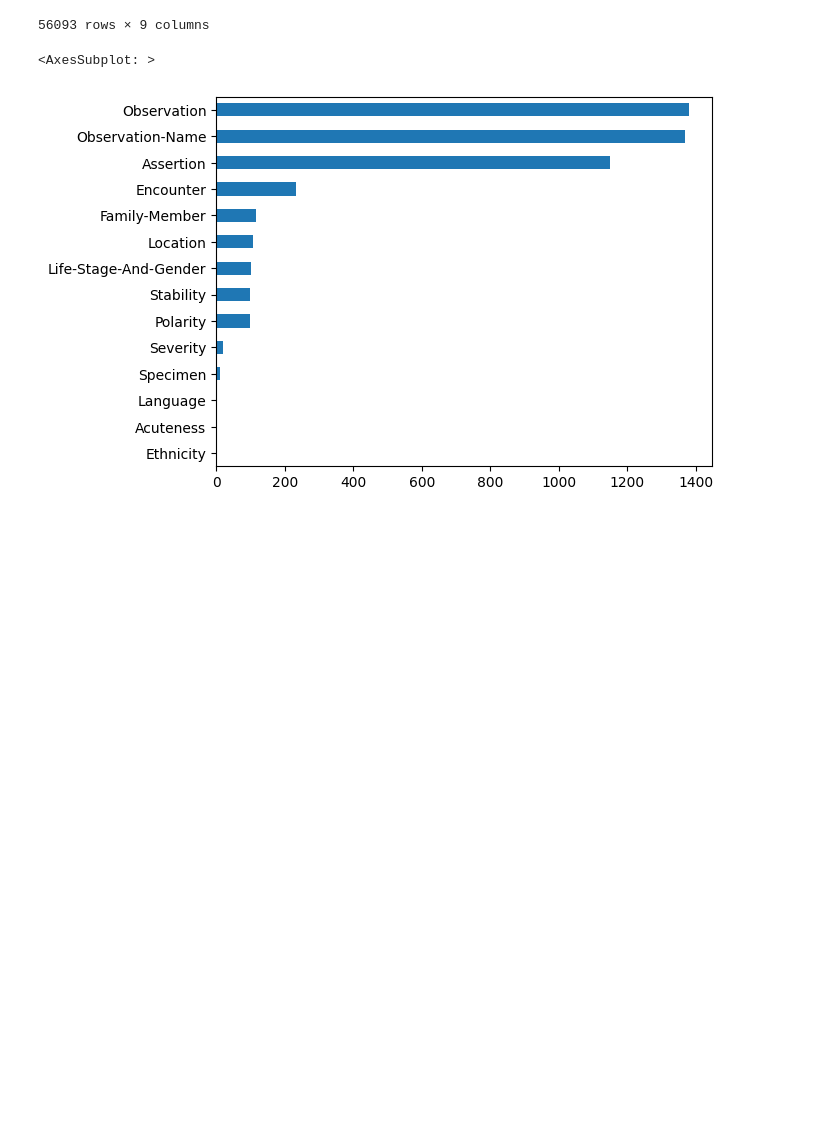
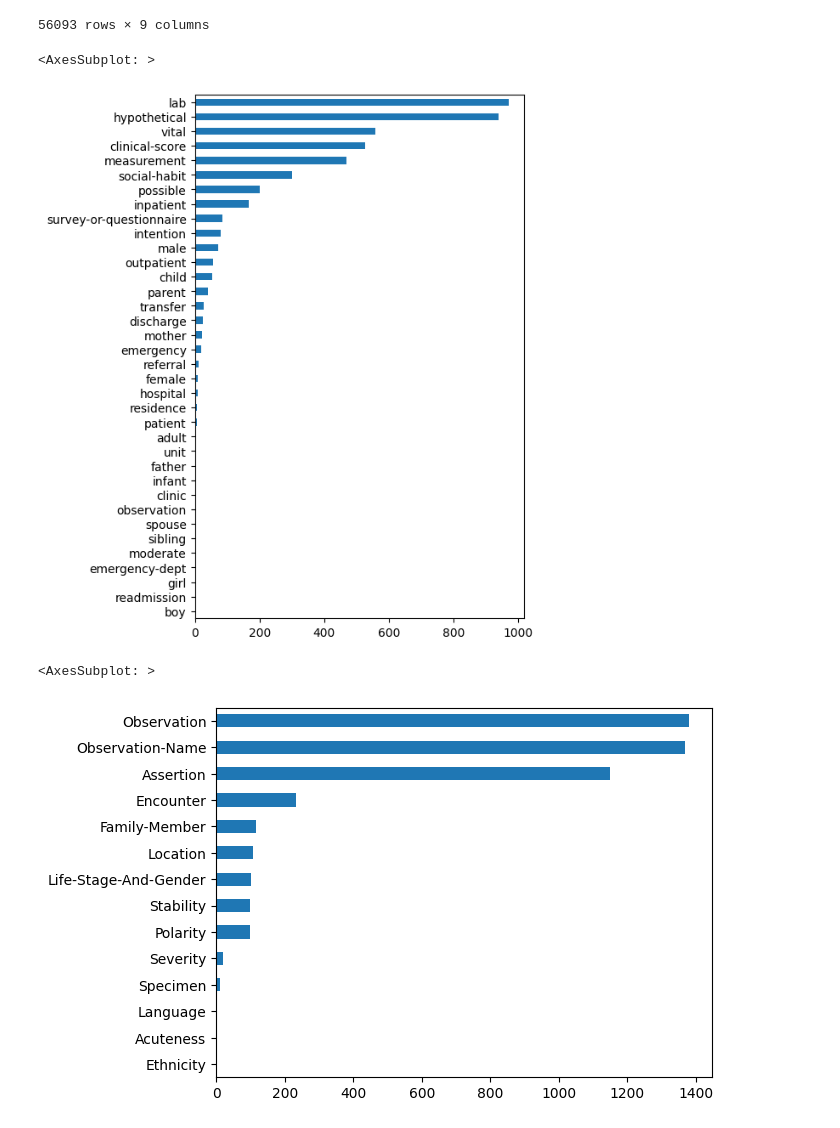
Before and after one commit to JBAujogue/BERT-playground, a Jupyter notebook: datasets/Dataset processing - LCT.ipynb, the cells around one changed output. Saved outputs shown, nothing was run; the diff lists cells and outputs as text; code cells hidden in the pictures; blank space fills up the shorter version.

```diff
--- a/datasets/Dataset processing - LCT.ipynb
+++ b/datasets/Dataset processing - LCT.ipynb
@@ -331,16 +338,6 @@ df_bio.to_csv(os.path.join(path_to_data, final_dataset_name, 'lct_bio_dummy.tsv'
 
 Entities are multi-spanned, and are here replaced by their full spans
 # %%
-def load_entity_line(l):
-    ent = l.split('\t')
-    ent_id = ent[0]
-    ent_txt = ent[2]
-    ent_cat = ent[1].replace(';', ' ').split(' ')[0]
-    spans = tuple([int(v) for v in ent[1].replace(';', ' ').split(' ')[1:]])
-    return [ent_id, ent_txt, ent_cat, min(spans), max(spans), spans]
-
-
-
 def load_graph_from_targzfile(targz_file):
     with tarfile.open(targz_file, "r:gz") as archive:
         ann_files = [(f.name, f) for f in archive.getmembers() if f.name.endswith('.ann')]
@@ -367,6 +364,7 @@ def load_graph_from_targzfile(targz_file):
                     'End_char': n[4],
                     'Char_spans': n[5],
                     'Normalization': [(a[0], a[-1]) for a in a_attrs if a[-2] == n[0]], # (a_attrs['-'.join((_id, n[0]))] if '-'.join((_id, n[0])) in a_attrs else ''),
+                    'Letter': 'T',
                     }
                     for n in t_nodes
                 ]
@@ -383,6 +381,7 @@ def load_graph_from_targzfile(targz_file):
                     'End_char': '',
                     'Char_spans': tuple(),
                     'Normalization': [(a[0], a[-1]) for a in a_attrs if a[-2] == n[0]], # (a_attrs['-'.join((_id, n[0]))] if '-'.join((_id, n[0])) in a_attrs else ''),
+                    'Letter': 'E',
                     }
                     for n in e_nodes
                 ]
@@ -553,6 +552,11 @@ df_ents
 | 56091 | NCT03931772 | T97 | 10-point Likert-type scale | Modifier | 185 | 211 | (185, 211) | Modifier |  |
 | 56092 | NCT03931772 | T26 | smoking | Observation-Name | 338 | 345 | (338, 345) | Observation-Name |  |
 56093 rows × 9 columns
+# %%
+df_ents[(df_ents.Type != '')].Type.value_counts().sort_values().plot(kind = 'barh', figsize = (5, 8))
+# %% [output]
+<AxesSubplot: >
+[figure, added]
 # %%
 df_ents[(df_ents.Type != '')].Category.value_counts().sort_values().plot(kind = 'barh')
 # %% [output]
```
Also changed, not shown: parts of 40 cells of this notebook, 20 other files.
